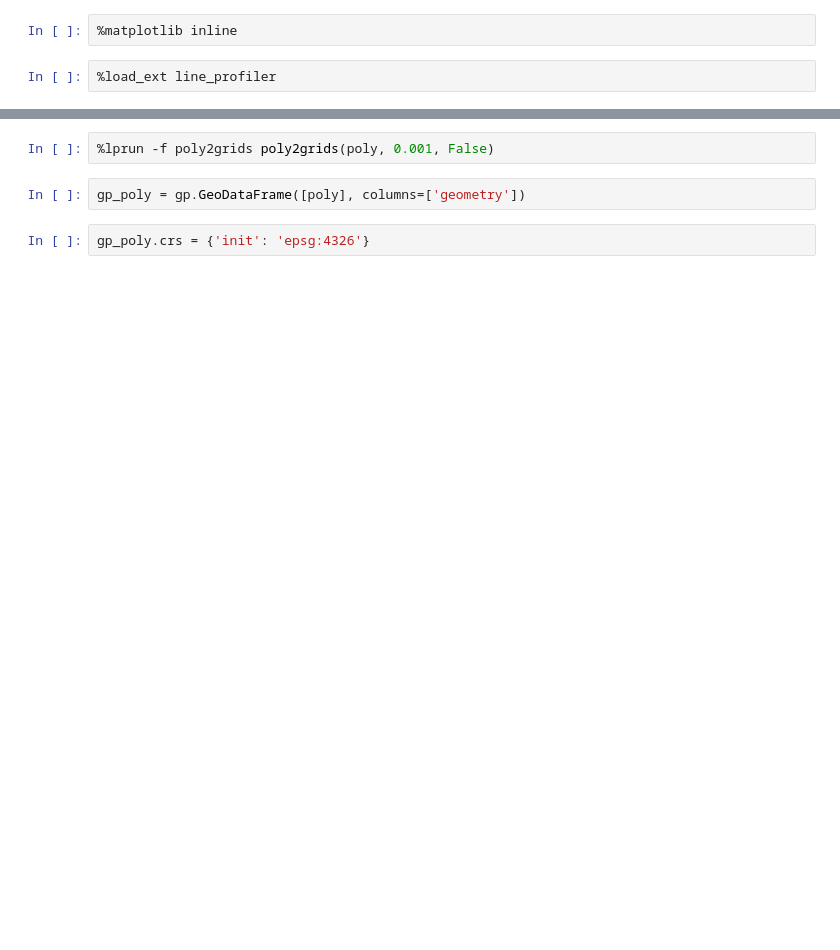
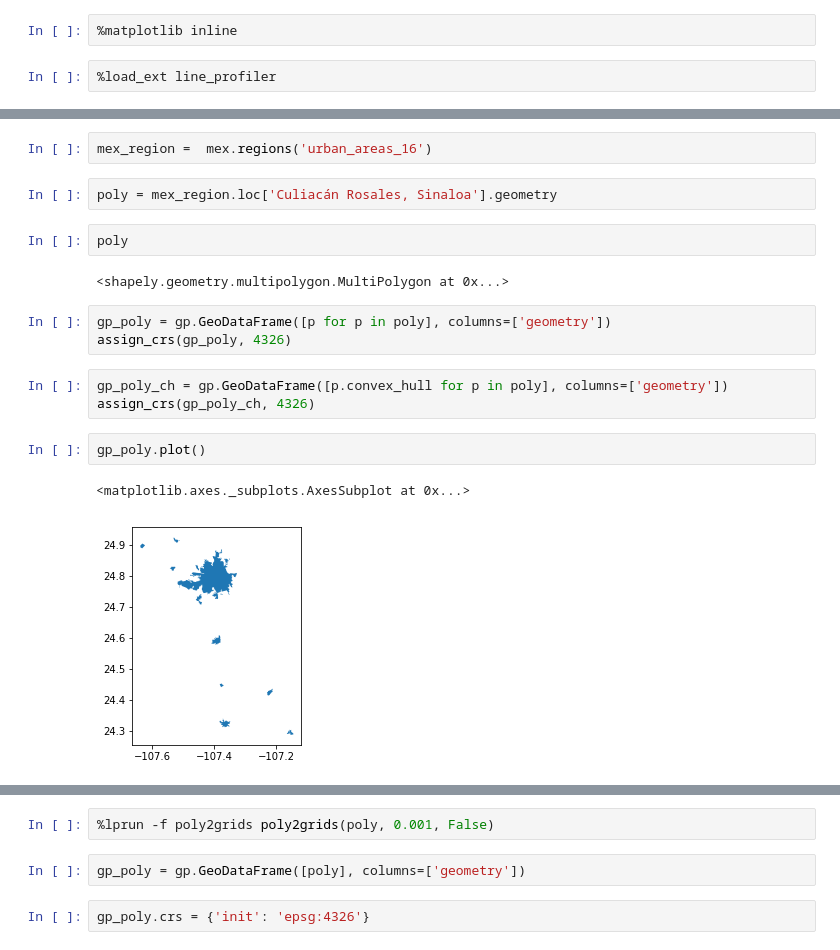
Before and after one commit to JHWu92/mob2crime, a Jupyter notebook: dev_nb/src.utils.gis.poly2grids.ipynb, the cells around one changed output, grey strips where cells are left out. Cells and saved outputs as stored; diff of their text form; blank space fills up the shorter version.

Commit message:
try to produce less shattered grids by comparing area. But didn't look very promising

```diff
--- a/dev_nb/src.utils.gis.poly2grids.ipynb
+++ b/dev_nb/src.utils.gis.poly2grids.ipynb
@@ -60,0 +24,19 @@ def poly2grids(poly, side, within_poly=True):
+# %%
+mex_region =  mex.regions('urban_areas_16')
+# %%
+poly = mex_region.loc['Culiacán Rosales, Sinaloa'].geometry
+# %%
+poly
+# %% [output]
+<shapely.geometry.multipolygon.MultiPolygon at 0x...>
+# %%
+gp_poly = gp.GeoDataFrame([p for p in poly], columns=['geometry'])
+assign_crs(gp_poly, 4326)
+# %%
+gp_poly_ch = gp.GeoDataFrame([p.convex_hull for p in poly], columns=['geometry'])
+assign_crs(gp_poly_ch, 4326)
+# %%
+gp_poly.plot()
+# %% [output]
+<matplotlib.axes._subplots.AxesSubplot at 0x...>
+[figure, added]
```
Also changed, not shown: parts of 21 cells of this notebook, 1 other file.
